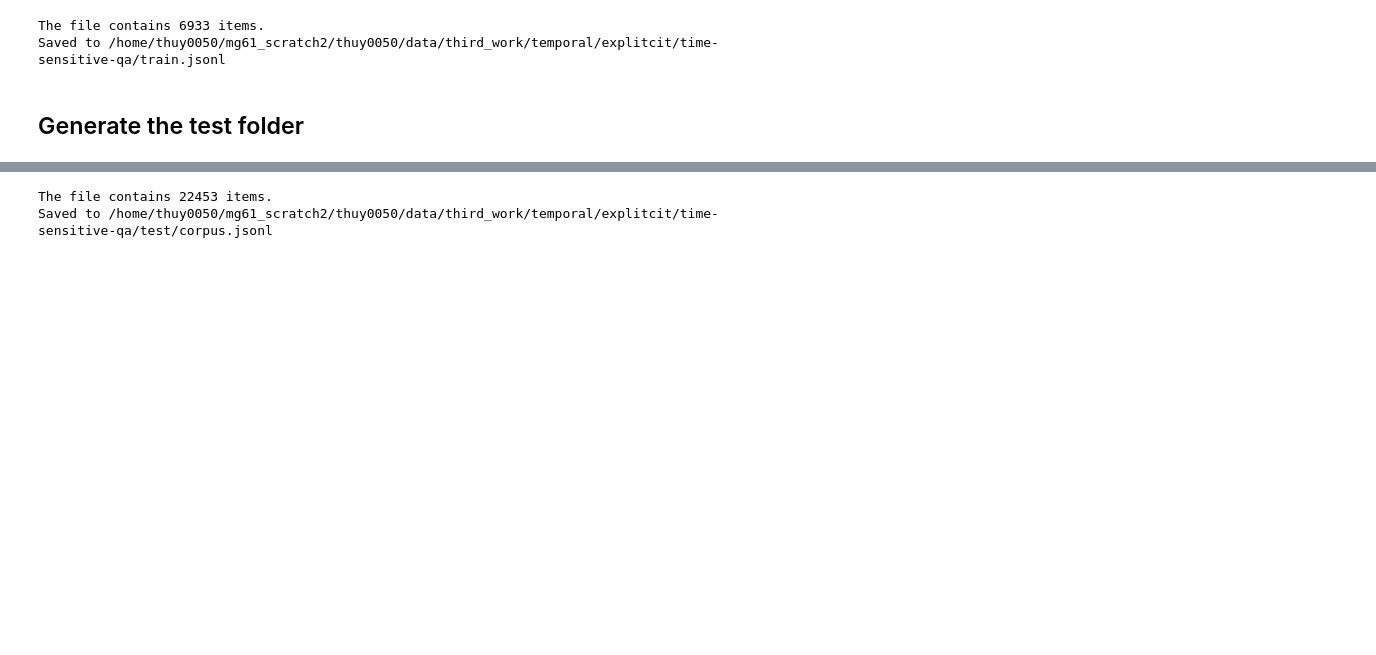
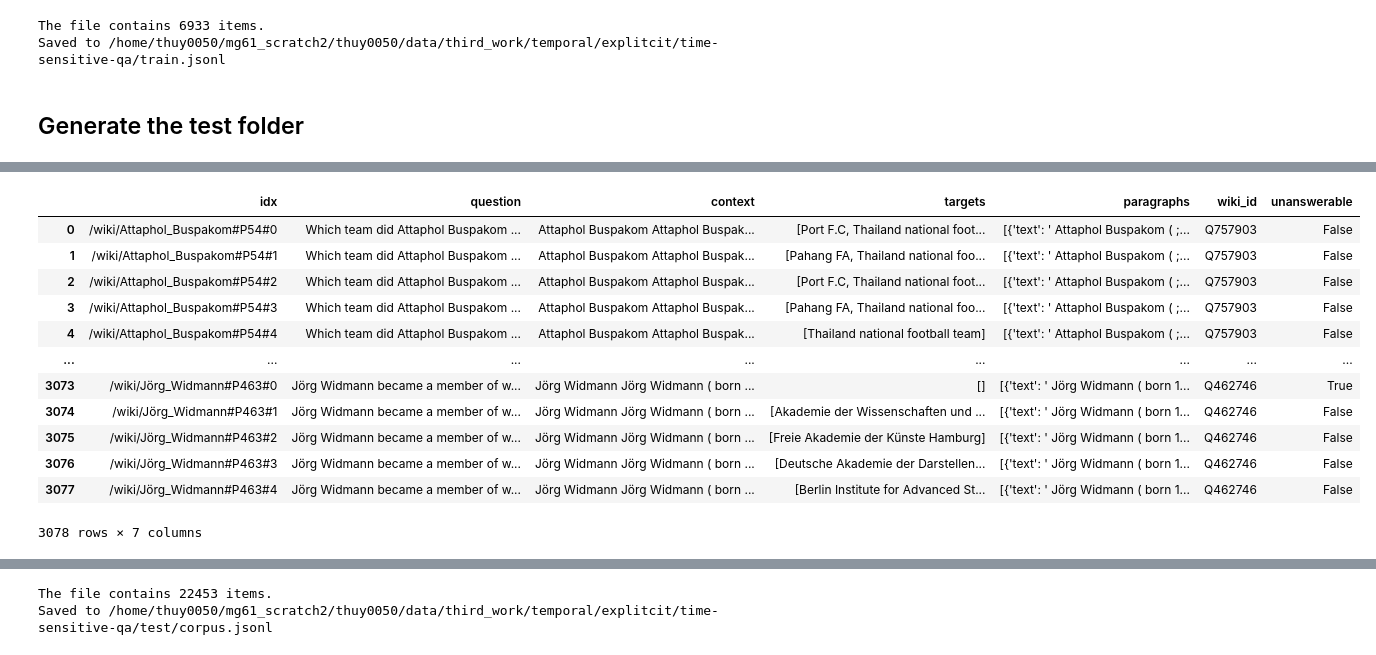
Before and after one commit to LouisDo2108/tevatron, a Jupyter notebook: louis/extract_temporal/preprocess_temporal_nobel_prize/preprocess_temporal.ipynb, the cells around one changed output, grey strips where cells are left out. Saved outputs shown, nothing was run; the diff lists cells and outputs as text; code cells hidden in the pictures; blank space fills up the shorter version.

```diff
--- a/louis/extract_temporal/preprocess_temporal_nobel_prize/preprocess_temporal.ipynb
+++ b/louis/extract_temporal/preprocess_temporal_nobel_prize/preprocess_temporal.ipynb
@@ -2113,10 +2120,10 @@ def normalize_and_split_string_by_punctuation(text):
     # return [x.strip() for x in re.findall(punct_regex, text)]
 # %%
 df_test = pd.read_parquet(
-    "/home/thuy0050/mg61_scratch2/thuy0050/data/third_work/temporal/explitcit/time-sensitive-qa/test.parquet"
+    "/home/thuy0050/mg61_scratch2/thuy0050/data/third_work/temporal/time_sensitive_qa/test.parquet"
 )
 corpus_parquet = pd.read_parquet(
-    "/home/thuy0050/mg61_scratch2/thuy0050/data/third_work/temporal/explitcit/time-sensitive-qa/corpus.parquet"
+    "/home/thuy0050/mg61_scratch2/thuy0050/data/third_work/temporal/time_sensitive_qa/corpus.parquet"
 )
 corpus_parquet["text"] = corpus_parquet["text"].apply(
     lambda x: normalize_and_split_string_by_punctuation(x).lower()
@@ -2124,3 +2147,19 @@ corpus_parquet["text"] = corpus_parquet["text"].apply(
+# %%
+df_test
+# %% [output]
+|  | idx | question | context | targets | paragraphs | wiki_id | unanswerable |
+| 0 | /wiki/Attaphol_Buspakom#P54#0 | Which team did Attaphol Buspakom ... | Attaphol Buspakom Attaphol Buspak... | [Port F.C, Thailand national foot... | [{'text': ' Attaphol Buspakom ( ;... | Q757903 | False |
+| 1 | /wiki/Attaphol_Buspakom#P54#1 | Which team did Attaphol Buspakom ... | Attaphol Buspakom Attaphol Buspak... | [Pahang FA, Thailand national foo... | [{'text': ' Attaphol Buspakom ( ;... | Q757903 | False |
+| 2 | /wiki/Attaphol_Buspakom#P54#2 | Which team did Attaphol Buspakom ... | Attaphol Buspakom Attaphol Buspak... | [Port F.C, Thailand national foot... | [{'text': ' Attaphol Buspakom ( ;... | Q757903 | False |
+| 3 | /wiki/Attaphol_Buspakom#P54#3 | Which team did Attaphol Buspakom ... | Attaphol Buspakom Attaphol Buspak... | [Pahang FA, Thailand national foo... | [{'text': ' Attaphol Buspakom ( ;... | Q757903 | False |
+| 4 | /wiki/Attaphol_Buspakom#P54#4 | Which team did Attaphol Buspakom ... | Attaphol Buspakom Attaphol Buspak... | [Thailand national football team] | [{'text': ' Attaphol Buspakom ( ;... | Q757903 | False |
+| ... | ... | ... | ... | ... | ... | ... | ... |
+| 3073 | /wiki/Jörg_Widmann#P463#0 | Jörg Widmann became a member of w... | Jörg Widmann Jörg Widmann ( born ... | [] | [{'text': ' Jörg Widmann ( born 1... | Q462746 | True |
+| 3074 | /wiki/Jörg_Widmann#P463#1 | Jörg Widmann became a member of w... | Jörg Widmann Jörg Widmann ( born ... | [Akademie der Wissenschaften und ... | [{'text': ' Jörg Widmann ( born 1... | Q462746 | False |
+| 3075 | /wiki/Jörg_Widmann#P463#2 | Jörg Widmann became a member of w... | Jörg Widmann Jörg Widmann ( born ... | [Freie Akademie der Künste Hamburg] | [{'text': ' Jörg Widmann ( born 1... | Q462746 | False |
+| 3076 | /wiki/Jörg_Widmann#P463#3 | Jörg Widmann became a member of w... | Jörg Widmann Jörg Widmann ( born ... | [Deutsche Akademie der Darstellen... | [{'text': ' Jörg Widmann ( born 1... | Q462746 | False |
+| 3077 | /wiki/Jörg_Widmann#P463#4 | Jörg Widmann became a member of w... | Jörg Widmann Jörg Widmann ( born ... | [Berlin Institute for Advanced St... | [{'text': ' Jörg Widmann ( born 1... | Q462746 | False |
+3078 rows × 7 columns
 # %%
 output_jsonl = []
 count = 0
```
Also changed, not shown: parts of 24 cells of this notebook, 50 other files.
